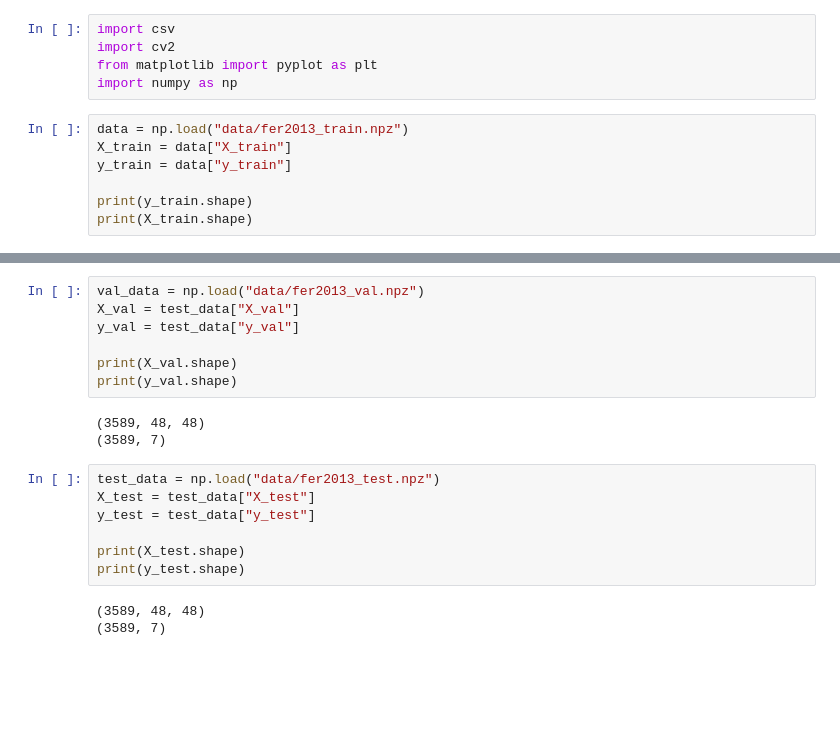
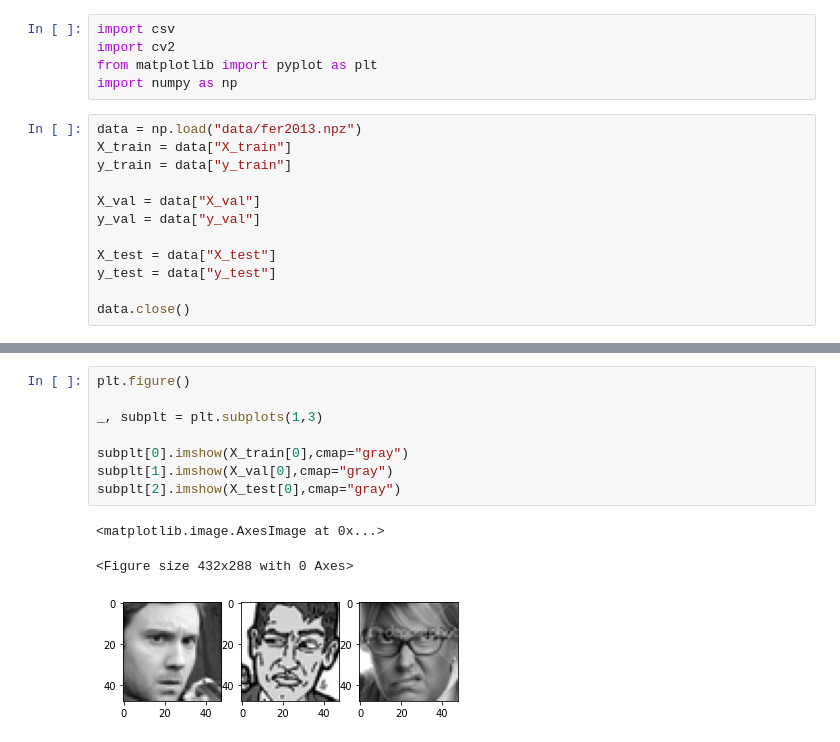
Before and after one commit to kubilay1994/facial_expression_recognition, a Jupyter notebook: playground.ipynb, the cells around one changed output, grey strips where cells are left out. Saved outputs shown, nothing was run; the diff lists cells and outputs as text; blank space fills up the shorter version.

Commit message:
model eğitim ve test işlemi yapıldı

```diff
--- a/playground.ipynb
+++ b/playground.ipynb
@@ -4,9 +4,14 @@ import cv2
 from matplotlib import pyplot as plt
 import numpy as np
 # %%
-data = np.load("data/fer2013_train.npz")
+data = np.load("data/fer2013.npz")
 X_train = data["X_train"]
 y_train = data["y_train"]
 
-print(y_train.shape)
-print(X_train.shape)
+X_val = data["X_val"]
+y_val = data["y_val"]
+
+X_test = data["X_test"]
+y_test = data["y_test"]
+
+data.close()
@@ -21,20 +18,12 @@ plt.imshow(X_train[6],cmap="gray")
-# %%
-val_data = np.load("data/fer2013_val.npz")
-X_val = test_data["X_val"]
-y_val = test_data["y_val"]
-
-print(X_val.shape)
-print(y_val.shape)
-# %% [output]
-(3589, 48, 48)
-(3589, 7)
-# %%
-test_data = np.load("data/fer2013_test.npz")
-X_test = test_data["X_test"]
-y_test = test_data["y_test"]
-
-print(X_test.shape)
-print(y_test.shape)
-# %% [output]
-(3589, 48, 48)
-(3589, 7)
+# %%
+plt.figure()
+
+_, subplt = plt.subplots(1,3)
+
+subplt[0].imshow(X_train[0],cmap="gray")
+subplt[1].imshow(X_val[0],cmap="gray")
+subplt[2].imshow(X_test[0],cmap="gray")
+# %% [output]
+<matplotlib.image.AxesImage at 0x...>
+<Figure size 432x288 with 0 Axes>
+[figure, added]
```
Also changed, not shown: parts of 2 cells of this notebook, 4 other files.
